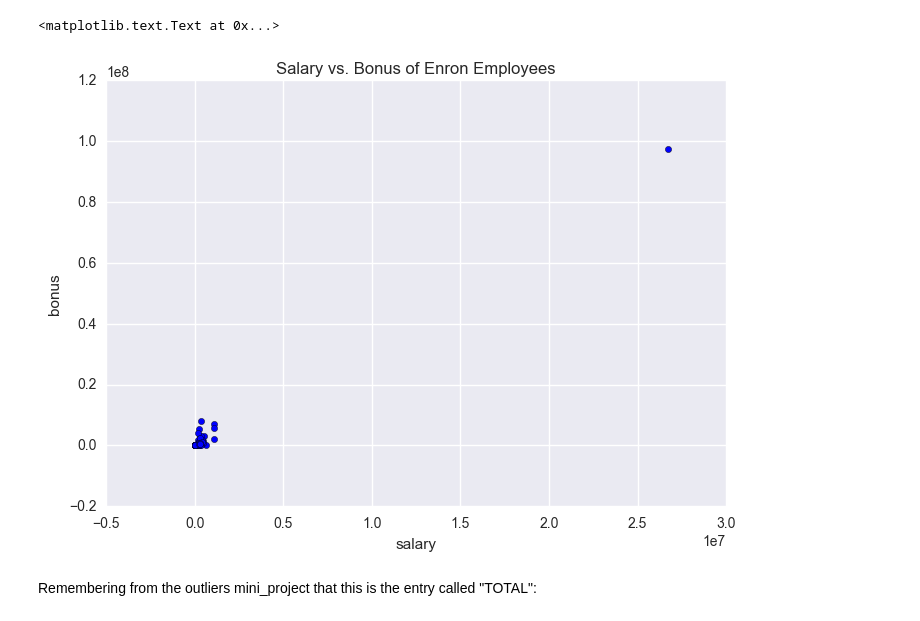
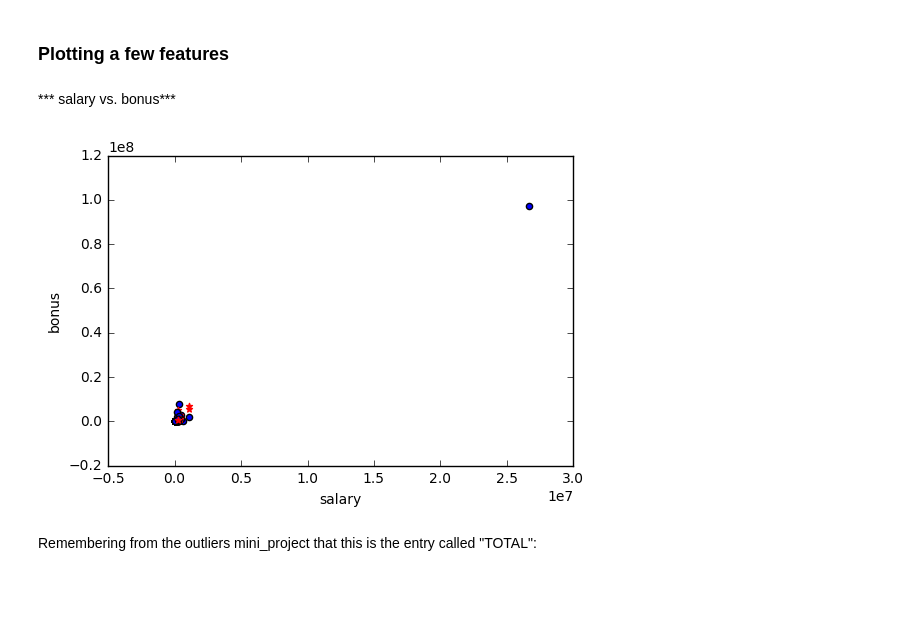
Before and after one commit to MANOJPATRA1991/intro_to_machine_learning, a Jupyter notebook: 15_project/poi_id.ipynb, the cells around one changed output. Cells and saved outputs as stored; diff of their text form; code cells hidden in the pictures; blank space fills up the shorter version.

```diff
--- a/15_project/poi_id.ipynb
+++ b/15_project/poi_id.ipynb
@@ -151,0 +173,4 @@ features_list = ['poi','salary', 'bonus', 'deferral_payments', 'deferred_income'
+# %%
+all_features.remove('email_address')
+# %%
+features_list = ['poi'] + all_features
@@ -159,15 +211,29 @@ import seaborn as sns
 import numpy as np
-# %%
-for point in data:
-    salary = point[1]
-    bonus = point[2]
-    plt.scatter(salary, bonus)
-plt.xlabel('salary')
-plt.ylabel('bonus')
-plt.title('Salary vs. Bonus of Enron Employees')
-# %% [output]
-<matplotlib.text.Text at 0x...>
-[figure, removed]
+# %% [markdown]
+### Plotting a few features
+# %%
+def plotFeatures(data, features_list, feature_x, feature_y):
+    """Plots 2 features against each other in a scatter plot.
+        data - numpy array that contains the features
+        feature_x - feature for x axis
+        feature_y - feature that goes in the y-axis
+    """
+    for point in data:
+        x = point[features_list.index(feature_x)]
+        y = point[features_list.index(feature_y)]
+        if point[0] == 1.0:
+            plt.scatter(x, y, color='r', marker='*')
+        else:
+            plt.scatter(x, y)
+    plt.xlabel(feature_x)
+    plt.ylabel(feature_y)
+    plt.show()
+# %% [markdown]
+*** salary vs. bonus***
+# %%
+plotFeatures(data, features_list, 'salary', 'bonus')
+# %% [output]
+[figure, added]
 # %% [markdown]
 Remembering from the outliers mini_project that this is the entry called "TOTAL":
 # %%
```
Also changed, not shown: parts of 171 cells of this notebook.
